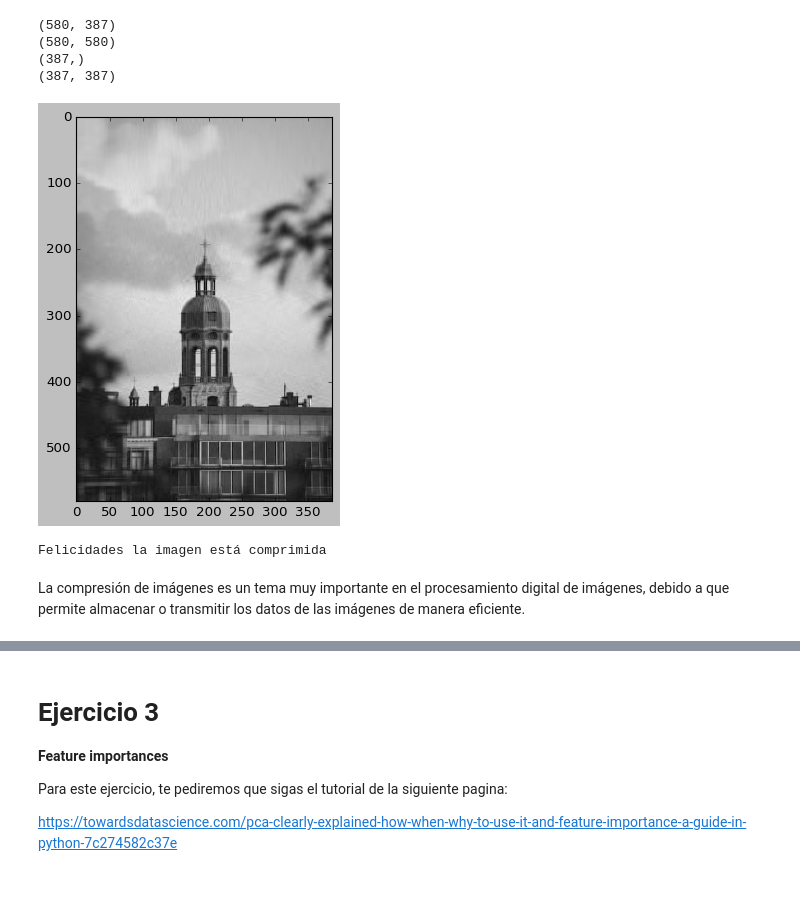
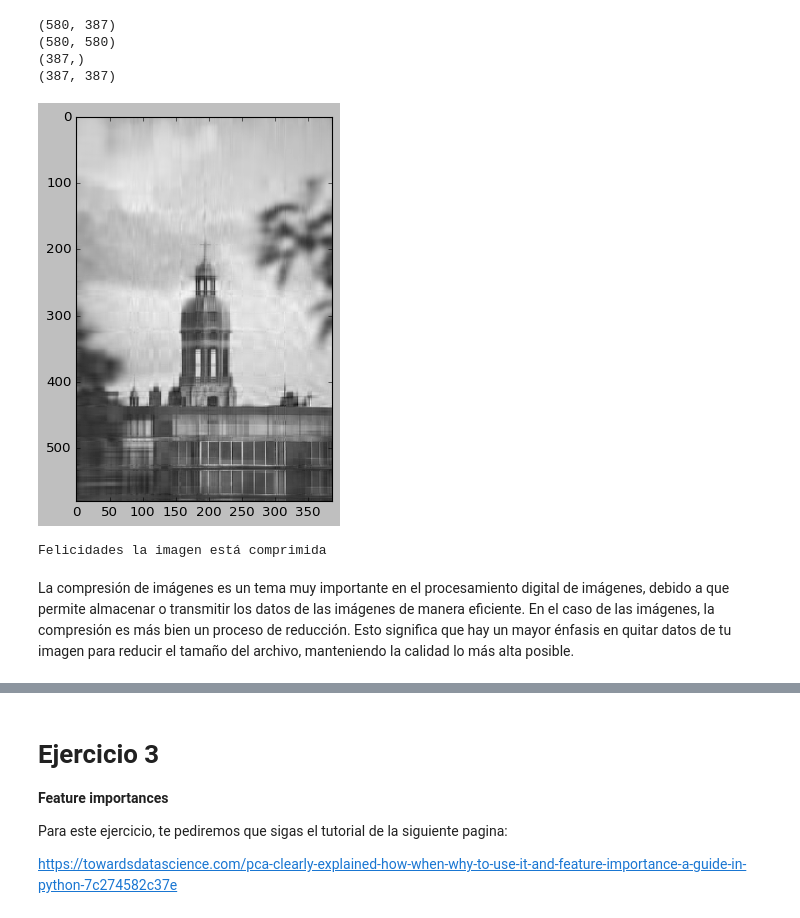
Before and after one commit to PosgradoMNA/actividades-de-aprendizaje-A01794020Henry, a Jupyter notebook: Ciencia y analítica de datos/Semana 4 (Del 3 al 9 de octubre)/Reduccion_dimensiones.ipynb, the cells around one changed output, grey strips where cells are left out. Drawn from its saved outputs; the diff is of its cells as text; code cells hidden in the pictures; blank space fills up the shorter version.

```diff
--- a/Ciencia y analítica de datos/Semana 4 (Del 3 al 9 de octubre)/Reduccion_dimensiones.ipynb
+++ b/Ciencia y analítica de datos/Semana 4 (Del 3 al 9 de octubre)/Reduccion_dimensiones.ipynb
@@ -537,23 +537,23 @@ print(c3.shape)
 # %%
 ##Los valores van de 0-914
 
-nvalue3 = 45
+nvalue3 = 20
 
 
 # En esta línea se hace una reconstrucción de la imagen original con base en el nvalue, mientras mayor sea,
 # mayor será la calidad de la reconstrucción, siempre y cuando no sobre pase el tamaño original de la foto
 
 #------------------------------
 reconstimg3 = np.matrix(a3[:,:nvalue3])*np.diag(b3[:nvalue3])*np.matrix(c3[:nvalue3,:])
 #ve las dimensiones de la imagen y su descomposicion
 
 
 
 plt.imshow(reconstimg3,cmap='gray')
 plt.show()
 print("Felicidades la imagen está comprimida")
 # %% [output]
-[figure, old version]
+[figure, new version]
 Felicidades la imagen está comprimida
 # %% [markdown]
-La compresión de imágenes es un tema muy importante en el procesamiento digital de imágenes, debido a que permite almacenar o transmitir los datos de las imágenes de manera eficiente.
+La compresión de imágenes es un tema muy importante en el procesamiento digital de imágenes, debido a que permite almacenar o transmitir los datos de las imágenes de manera eficiente. En el caso de las imágenes, la compresión es más bien un proceso de reducción. Esto significa que hay un mayor énfasis en quitar datos de tu imagen para reducir el tamaño del archivo, manteniendo la calidad lo más alta posible.
```
Also changed, not shown: parts of 18 cells of this notebook.
